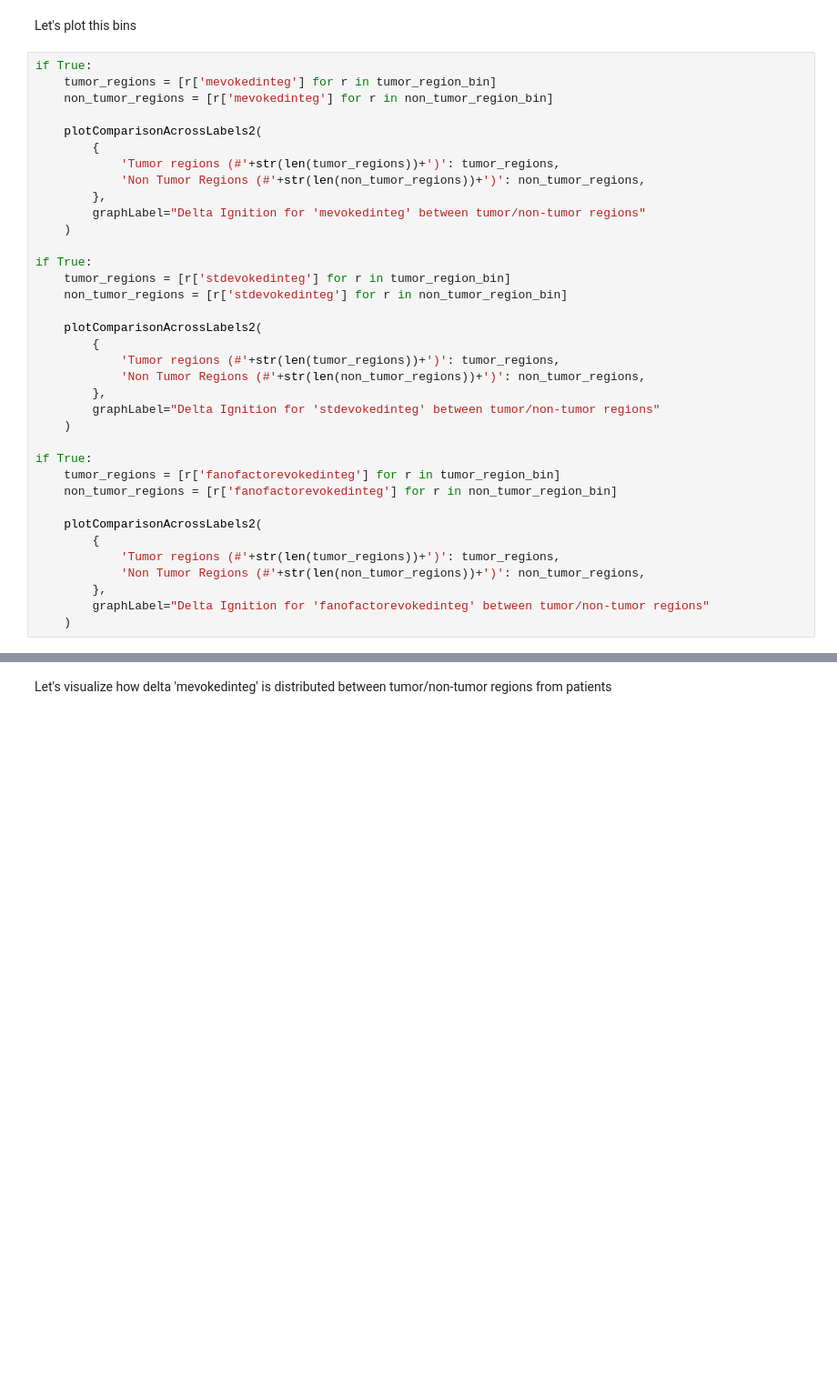
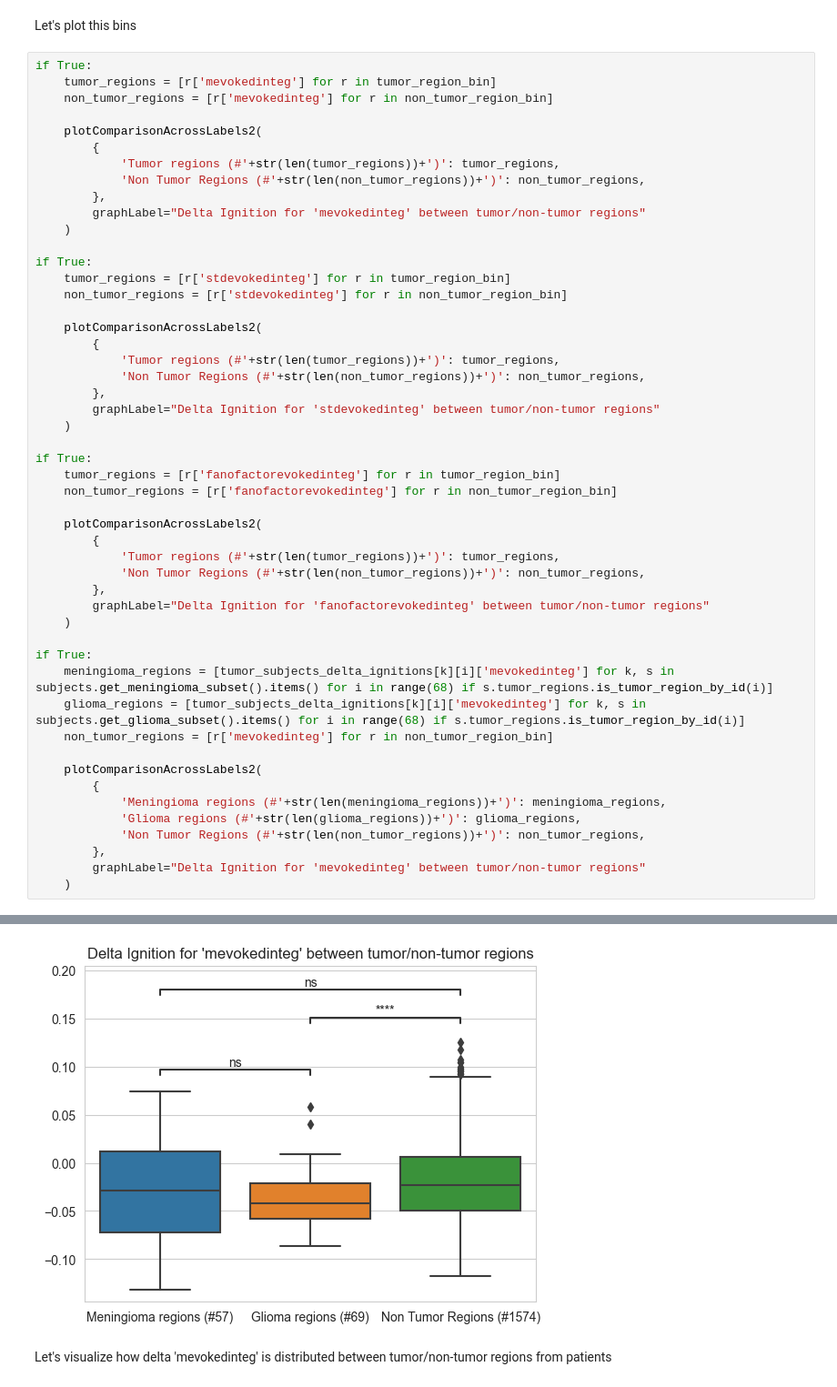
Before and after one commit to ajunca/BrainTumor, a Jupyter notebook: computations/ignition/ignition_deltas.ipynb, the cells around one changed output, grey strips where cells are left out. Shown at 91% size. Saved outputs shown, nothing was run; the diff lists cells and outputs as text; blank space fills up the shorter version.

```diff
--- a/computations/ignition/ignition_deltas.ipynb
+++ b/computations/ignition/ignition_deltas.ipynb
@@ -72,6 +72,20 @@ if True:
         },
         graphLabel="Delta Ignition for 'fanofactorevokedinteg' between tumor/non-tumor regions"
     )
+
+if True:
+    meningioma_regions = [tumor_subjects_delta_ignitions[k][i]['mevokedinteg'] for k, s in subjects.get_meningioma_subset().items() for i in range(68) if s.tumor_regions.is_tumor_region_by_id(i)]
+    glioma_regions = [tumor_subjects_delta_ignitions[k][i]['mevokedinteg'] for k, s in subjects.get_glioma_subset().items() for i in range(68) if s.tumor_regions.is_tumor_region_by_id(i)]
+    non_tumor_regions = [r['mevokedinteg'] for r in non_tumor_region_bin]
+
+    plotComparisonAcrossLabels2(
+        {
+            'Meningioma regions (#'+str(len(meningioma_regions))+')': meningioma_regions,
+            'Glioma regions (#'+str(len(glioma_regions))+')': glioma_regions,
+            'Non Tumor Regions (#'+str(len(non_tumor_regions))+')': non_tumor_regions,
+        },
+        graphLabel="Delta Ignition for 'mevokedinteg' between tumor/non-tumor regions"
+    )
 # %% [output]
 p-value annotation legend:
       ns: p <= 1.00e+00
@@ -103,3 +127,4 @@ Tumor regions (#126) vs. Non Tumor Regions (#1574): Mann-Whitney-Wilcoxon test t
+[figure, added]
 # %% [markdown]
 Let's visualize how delta 'mevokedinteg' is distributed between tumor/non-tumor regions from patients
 # %%
```
Also changed, not shown: parts of 4 cells of this notebook, 3 other files.
